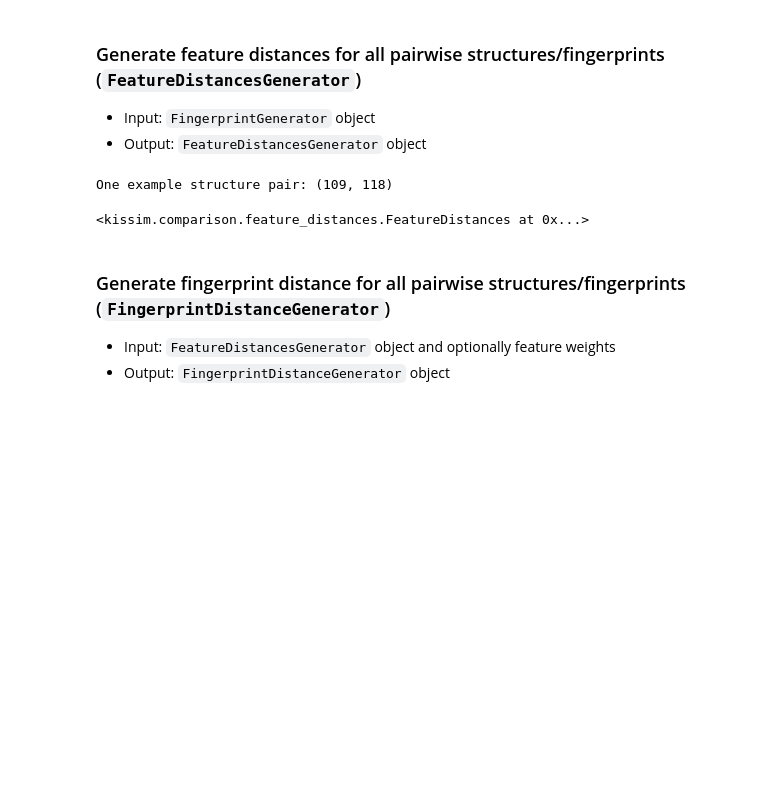
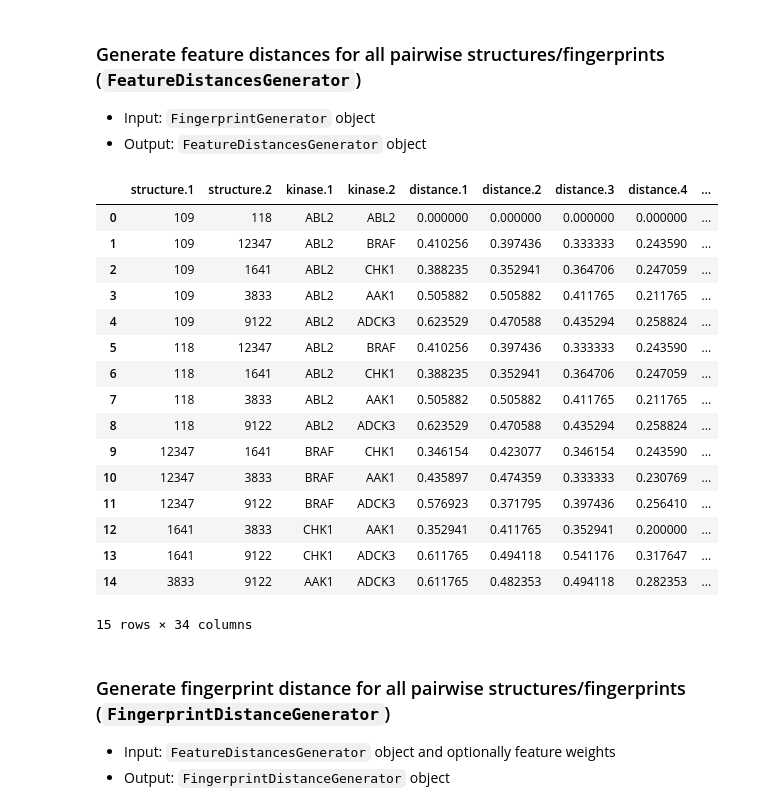
Before and after one commit to volkamerlab/kissim, a Jupyter notebook: docs/tutorials/comparison.ipynb, the cells around one changed output. Drawn from its saved outputs; the diff is of its cells as text; code cells hidden in the pictures; blank space fills up the shorter version.

Commit message:
Rerun docs tutorials w.r.t. to updated comparison/api/cli API

```diff
--- a/docs/tutorials/comparison.ipynb
+++ b/docs/tutorials/comparison.ipynb
@@ -149,14 +142,28 @@ For a `FingerprintGenerator` object, which contains the fingerprints for a set o
 # %%
 from kissim.comparison import FeatureDistancesGenerator
 
 feature_distances_generator = FeatureDistancesGenerator.from_fingerprint_generator(
     fingerprint_generator
 )
-print(f"One example structure pair: {feature_distances_generator.data[0].structure_pair_ids}")
-feature_distances_generator.data[0]
+feature_distances_generator.data
 # %% [output]
+|  | structure.1 | structure.2 | kinase.1 | kinase.2 | distance.1 | distance.2 | distance.3 | distance.4 | ... |
+| 0 | 109 | 118 | ABL2 | ABL2 | 0.000000 | 0.000000 | 0.000000 | 0.000000 | ... |
+| 1 | 109 | 12347 | ABL2 | BRAF | 0.410256 | 0.397436 | 0.333333 | 0.243590 | ... |
+| 2 | 109 | 1641 | ABL2 | CHK1 | 0.388235 | 0.352941 | 0.364706 | 0.247059 | ... |
+| 3 | 109 | 3833 | ABL2 | AAK1 | 0.505882 | 0.505882 | 0.411765 | 0.211765 | ... |
+| 4 | 109 | 9122 | ABL2 | ADCK3 | 0.623529 | 0.470588 | 0.435294 | 0.258824 | ... |
+| 5 | 118 | 12347 | ABL2 | BRAF | 0.410256 | 0.397436 | 0.333333 | 0.243590 | ... |
+| 6 | 118 | 1641 | ABL2 | CHK1 | 0.388235 | 0.352941 | 0.364706 | 0.247059 | ... |
+| 7 | 118 | 3833 | ABL2 | AAK1 | 0.505882 | 0.505882 | 0.411765 | 0.211765 | ... |
+| 8 | 118 | 9122 | ABL2 | ADCK3 | 0.623529 | 0.470588 | 0.435294 | 0.258824 | ... |
+| 9 | 12347 | 1641 | BRAF | CHK1 | 0.346154 | 0.423077 | 0.346154 | 0.243590 | ... |
+| 10 | 12347 | 3833 | BRAF | AAK1 | 0.435897 | 0.474359 | 0.333333 | 0.230769 | ... |
+| 11 | 12347 | 9122 | BRAF | ADCK3 | 0.576923 | 0.371795 | 0.397436 | 0.256410 | ... |
+| 12 | 1641 | 3833 | CHK1 | AAK1 | 0.352941 | 0.411765 | 0.352941 | 0.200000 | ... |
+| 13 | 1641 | 9122 | CHK1 | ADCK3 | 0.611765 | 0.494118 | 0.541176 | 0.317647 | ... |
+| 14 | 3833 | 9122 | AAK1 | ADCK3 | 0.611765 | 0.482353 | 0.494118 | 0.282353 | ... |
-One example structure pair: (109, 118)
+15 rows × 34 columns
-<kissim.comparison.feature_distances.FeatureDistances at 0x...>
 # %% [markdown]
 ### Generate fingerprint distance for all pairwise structures/fingerprints (`FingerprintDistanceGenerator`)
 
```
Also changed, not shown: parts of 10 cells of this notebook, 2 other files.
